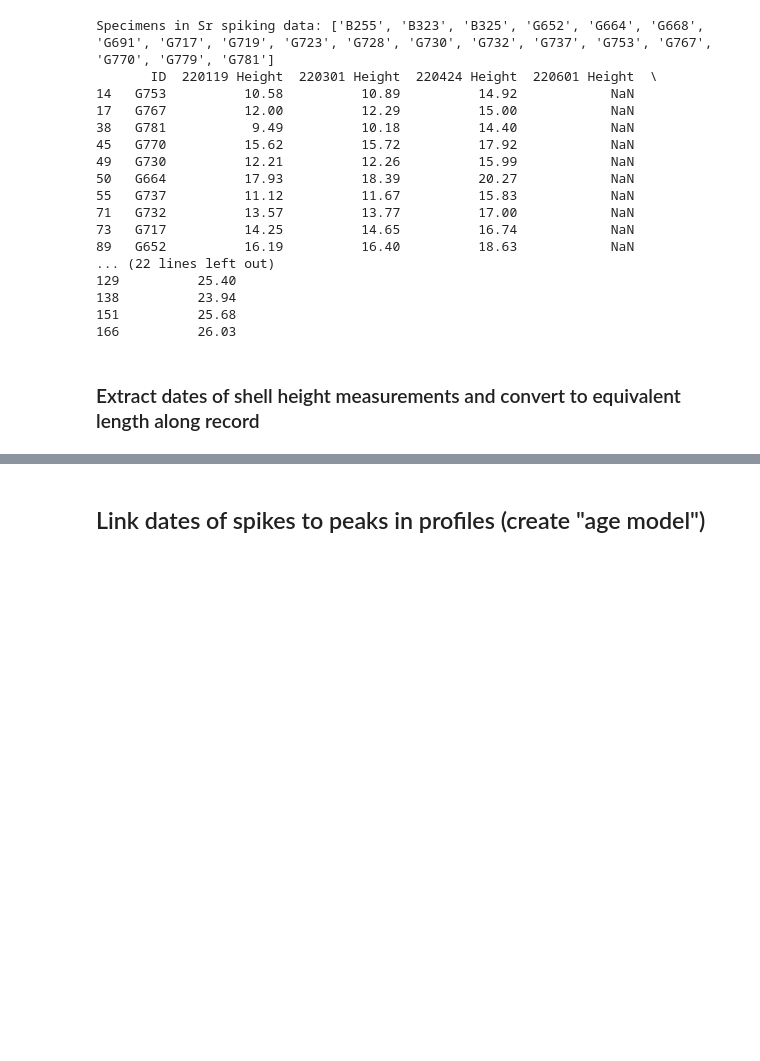
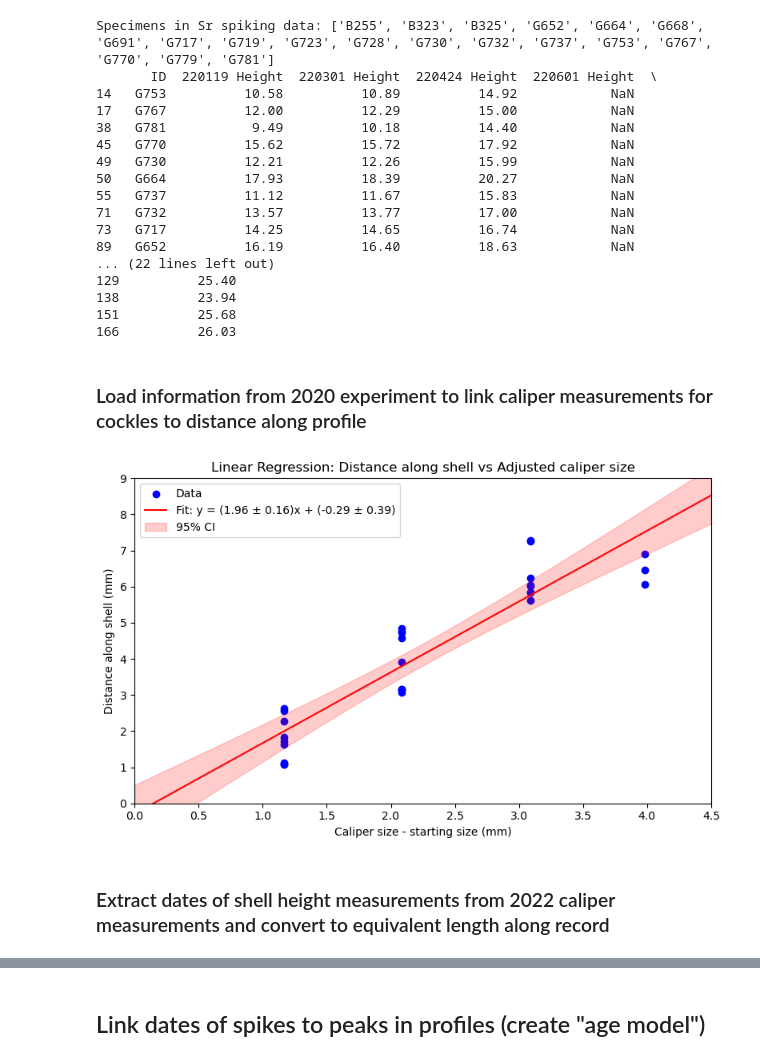
Before and after one commit to nielsjdewinter/Cleanalyze_python, a Jupyter notebook: Process_cleanalyze_results_dates.ipynb, the cells around one changed output, grey strips where cells are left out. Cells and saved outputs as stored; diff of their text form; code cells hidden in the pictures; blank space fills up the shorter version.

```diff
--- a/Process_cleanalyze_results_dates.ipynb
+++ b/Process_cleanalyze_results_dates.ipynb
@@ -194,6 +198,67 @@ Specimens in Sr spiking data: ['B255', 'B323', 'B325', 'G652', 'G664', 'G668', '
 138          23.94
 151          25.68
 166          26.03
+# %% [markdown]
+### Load information from 2020 experiment to link caliper measurements for cockles to distance along profile
+# %%
+calibration_caliper_df = pd.read_csv("Calibration_caliper_measurements_2020.csv")
+
+# Prepare data for linear regression
+X = calibration_caliper_df['Adjusted caliper size'].values.reshape(-1, 1)
+y = calibration_caliper_df['Peak_mm'].values
+
+# Fit linear regression
+reg = LinearRegression()
+reg.fit(X, y)
+y_pred = reg.predict(X)
+
+# Calculate residuals and standard error of regression
+residuals = y - y_pred
+n = len(y)
+p = 2  # number of parameters (slope + intercept)
+s_err = np.sqrt(np.sum(residuals**2) / (n - p))
+
+# For error envelope: calculate 95% confidence interval for the regression line
+X_flat = X.flatten()
+mean_x = np.mean(X_flat)
+t_val = t.ppf(0.975, n - p)  # two-tailed 95% CI
+
+# Expand prediction to entire x-axis (0, 4.5)
+x_range = np.linspace(0, 4.5, 200).reshape(-1, 1)
+y_range_pred = reg.predict(x_range)
+
+# Calculate confidence interval for the expanded range
+mean_x = np.mean(X_flat)
+conf_interval_range = t_val * s_err * np.sqrt(1/n + (x_range.flatten() - mean_x)**2 / np.sum((X_flat - mean_x)**2))
+upper_range = y_range_pred + conf_interval_range
+lower_range = y_range_pred - conf_interval_range
+
+# Print regression formula with uncertainty
+# Standard errors of slope and intercept
+Sxx = np.sum((X_flat - mean_x)**2)
+slope_se = s_err / np.sqrt(Sxx)
+intercept_se = s_err * np.sqrt(1/n + mean_x**2 / Sxx)
+
+# Add regression formula with uncertainty to the legend
+regression_label = (
+    f"Fit: y = ({reg.coef_[0]:.2f} ± {slope_se:.2f})x + ({reg.intercept_:.2f} ± {intercept_se:.2f})"
+)
+
+# Plot
+plt.figure(figsize=(8, 5))
+plt.scatter(X, y, label='Data', color='blue')
+plt.plot(x_range, y_range_pred, color='red', label=regression_label)
+plt.fill_between(x_range.flatten(), lower_range, upper_range, color='red', alpha=0.2, label='95% CI')
+plt.xlim(0, 4.5)
+plt.ylim(0, 9)
+plt.xlabel('Caliper size - starting size (mm)')
+plt.ylabel('Distance along shell (mm)')
+plt.title('Linear Regression: Distance along shell vs Adjusted caliper size')
+plt.legend()
+plt.tight_layout()
+plt.show()
+# %% [output]
+[figure, added]
 # %% [markdown]
-### Extract dates of shell height measurements and convert to equivalent length along record
+### Extract dates of shell height measurements from 2022 caliper measurements and convert to equivalent length along record
 # %%
```
Also changed, not shown: parts of 4 cells of this notebook, 1 other file.
